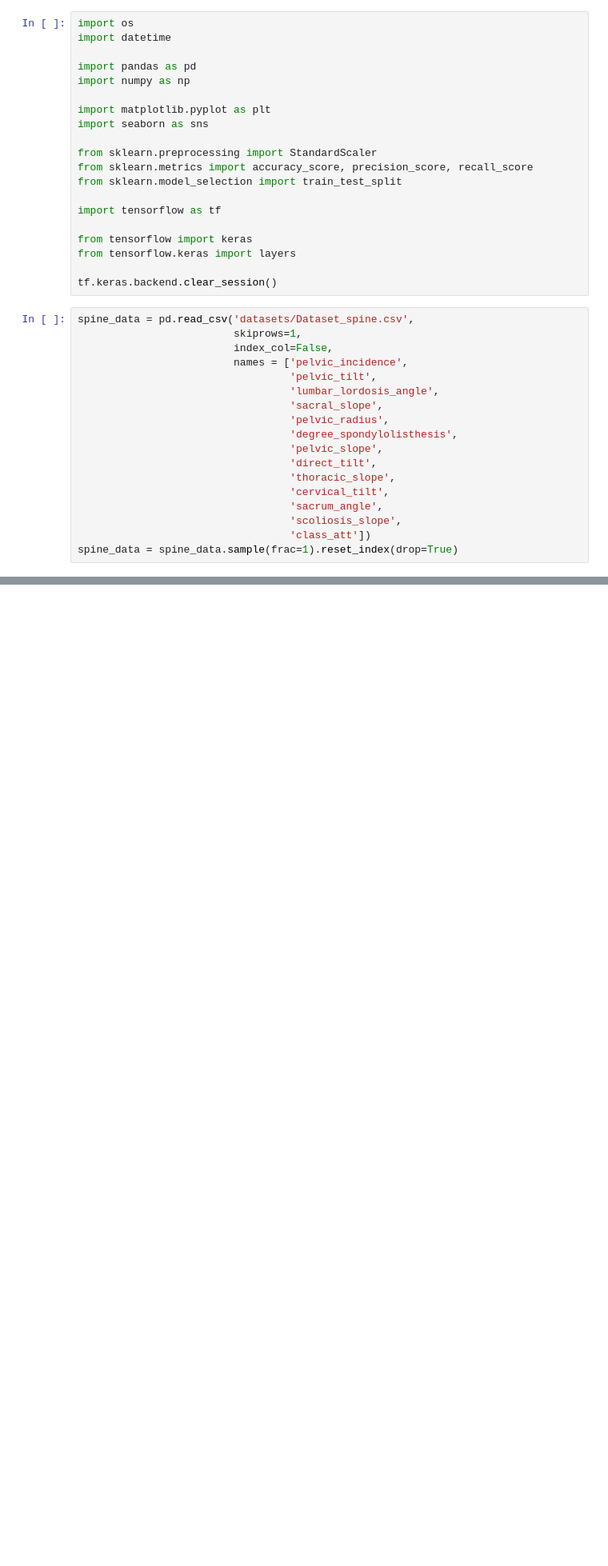
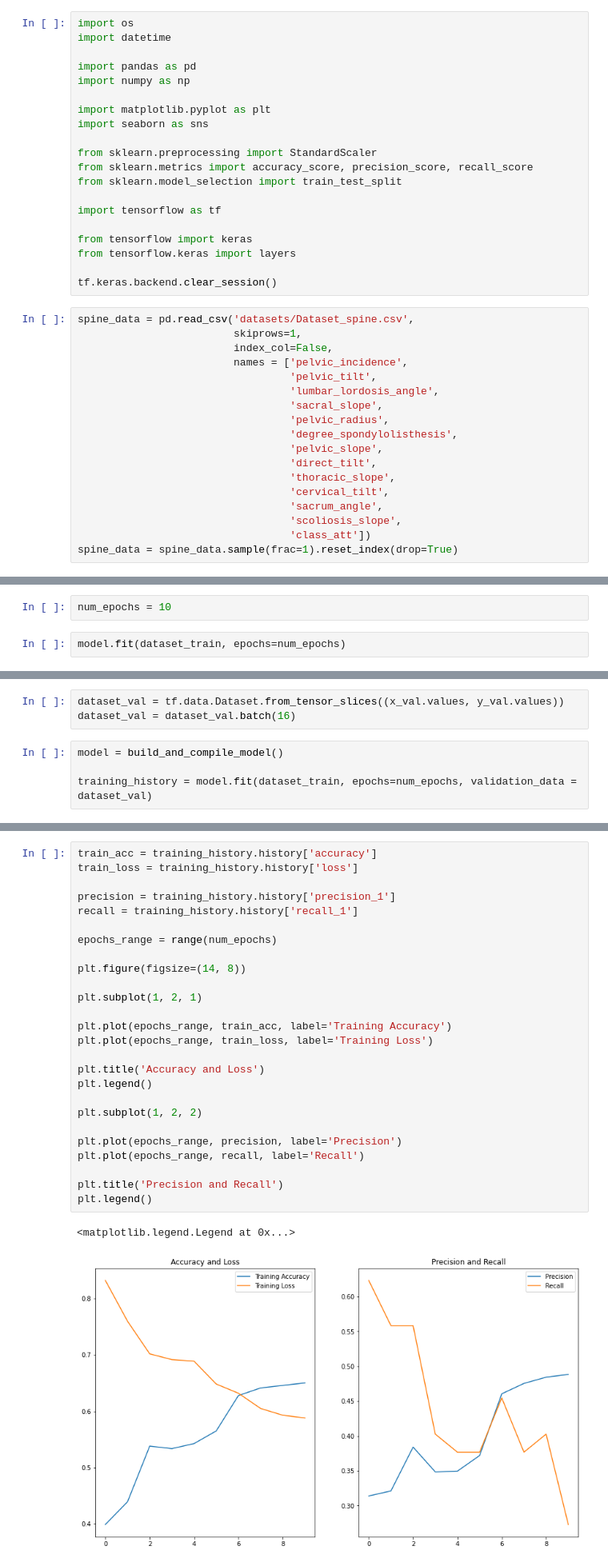
Before and after one commit to axperez/TensorFlow2.0, a Jupyter notebook: BinaryClassification_SpineDataset.ipynb, the cells around one changed output, grey strips where cells are left out. Shown: that part at 80% size. Drawn from its saved outputs; the diff is of its cells as text; blank space fills up the shorter version.

```diff
--- a/BinaryClassification_SpineDataset.ipynb
+++ b/BinaryClassification_SpineDataset.ipynb
@@ -54,0 +219,4 @@ spine_data
+# %%
+num_epochs = 10
+# %%
+model.fit(dataset_train, epochs=num_epochs)
@@ -54,0 +245,7 @@ spine_data
+# %%
+dataset_val = tf.data.Dataset.from_tensor_slices((x_val.values, y_val.values))
+dataset_val = dataset_val.batch(16)
+# %%
+model = build_and_compile_model()
+
+training_history = model.fit(dataset_train, epochs=num_epochs, validation_data = dataset_val)
@@ -54,0 +274,29 @@ spine_data
+# %%
+train_acc = training_history.history['accuracy']
+train_loss = training_history.history['loss']
+
+precision = training_history.history['precision_1']
+recall = training_history.history['recall_1']
+
+epochs_range = range(num_epochs)
+
+plt.figure(figsize=(14, 8))
+
+plt.subplot(1, 2, 1)
+
+plt.plot(epochs_range, train_acc, label='Training Accuracy')
+plt.plot(epochs_range, train_loss, label='Training Loss')
+
+plt.title('Accuracy and Loss')
+plt.legend()
+
+plt.subplot(1, 2, 2)
+
+plt.plot(epochs_range, precision, label='Precision')
+plt.plot(epochs_range, recall, label='Recall')
+
+plt.title('Precision and Recall')
+plt.legend()
+# %% [output]
+<matplotlib.legend.Legend at 0x...>
+[figure, added]
```
Also changed, not shown: parts of 24 cells of this notebook, 1 other file.
